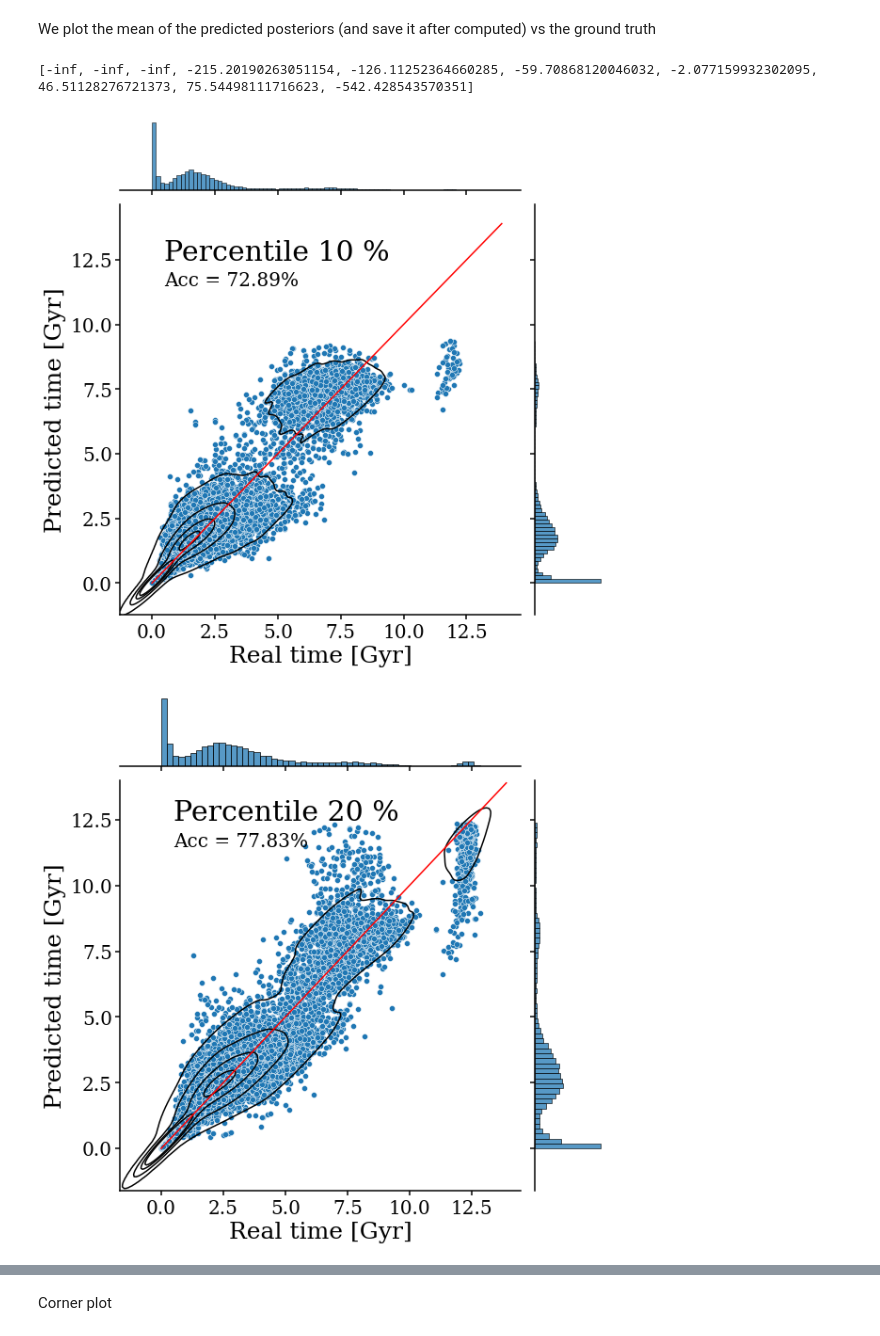
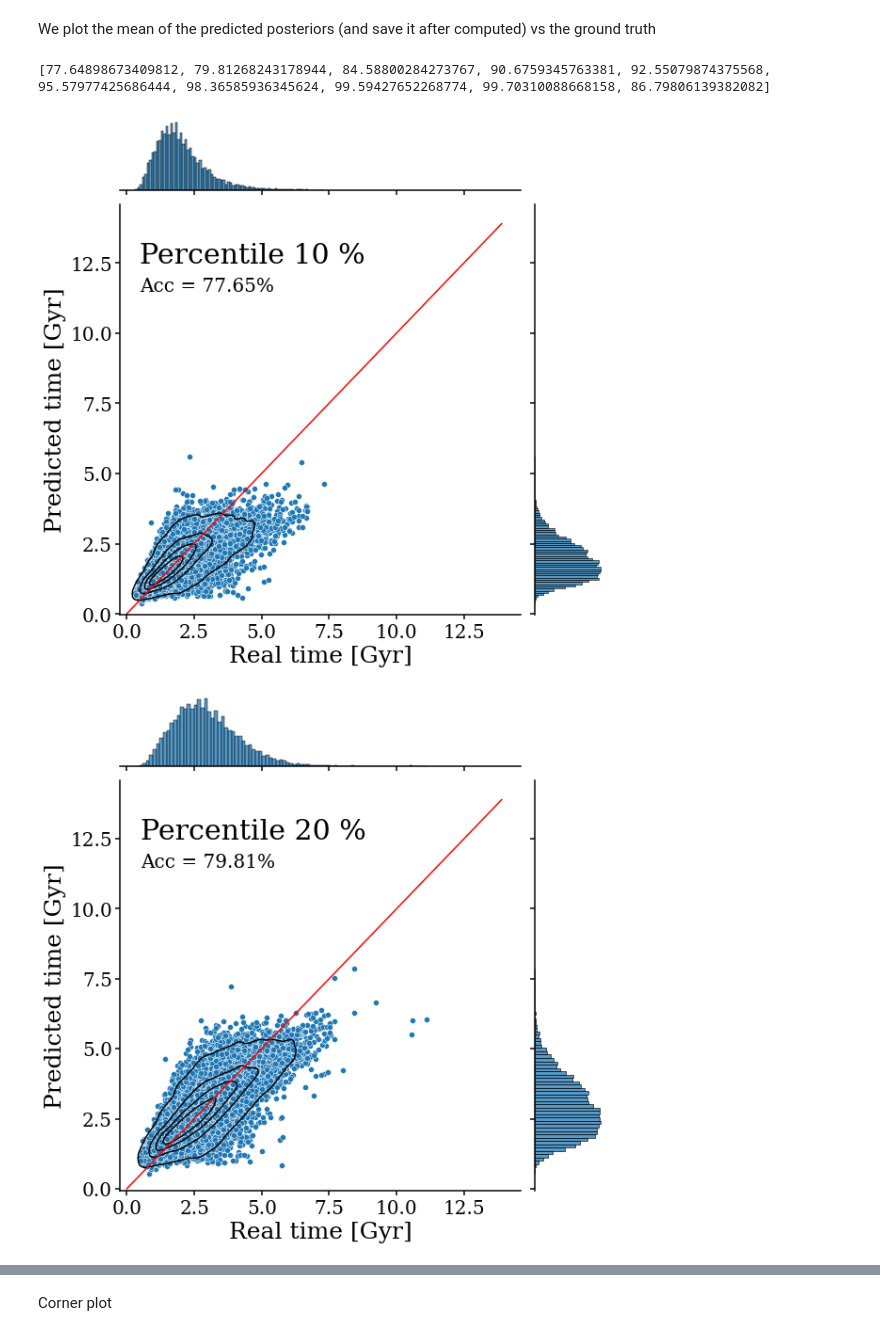
Before and after one commit to patriglesias/SBI_SFHs, a Jupyter notebook: observations_mass_quenched/posterior_estimation.ipynb, the cells around one changed output, grey strips where cells are left out. Cells and saved outputs as stored; diff of their text form; code cells hidden in the pictures.

```diff
--- a/observations_mass_quenched/posterior_estimation.ipynb
+++ b/observations_mass_quenched/posterior_estimation.ipynb
@@ -140,9 +148,8 @@ print(end-start, ' s')
 # %% [markdown]
 Save posterior or load it
 # %%
-file="./saved_models/my_posterior_2.pkl"
+file="./saved_models/my_posterior.pkl"
 
-"""
 with open(file, "wb") as handle:
     pickle.dump(qphi, handle)
 
@@ -151,3 +158,4 @@ handle.close()
 file = open(file, 'rb')
 qphi = pickle.load(file)
 file.close()
+"""
@@ -270,8 +280,8 @@ np.save('./saved_models/stds_2.npy',stds)
 #COMPUTE ACCURACY
 
 index_list=np.arange(135000,150000)
-means=np.load('./saved_models/means_2.npy')
-stds=np.load('./saved_models/stds_2.npy')
+means=np.load('./saved_models/means.npy')
+stds=np.load('./saved_models/stds.npy')
 
 accuracy=[]
 for i in range(10):
@@ -283,11 +293,11 @@ for i in range(10):
 
 print(accuracy)
 # %% [output]
-[-inf, -inf, -inf, -215.20190263051154, -126.11252364660285, -59.70868120046032, -2.077159932302095, 46.51128276721373, 75.54498111716623, -542.428543570351]
+[77.64898673409812, 79.81268243178944, 84.58800284273767, 90.6759345763381, 92.55079874375568, 95.57977425686444, 98.36585936345624, 99.59427652268774, 99.70310088668158, 86.79806139382082]
 # %%
 index_list=np.arange(135000,150000)
-means=np.load('./saved_models/means_2.npy') #change if needed
-stds=np.load('./saved_models/stds_2.npy')
+means=np.load('./saved_models/means.npy') #change if needed
+stds=np.load('./saved_models/stds.npy')
 
 mpl.rcParams['xtick.labelsize'] = 20
 mpl.rcParams['ytick.labelsize'] = 20
@@ -303,32 +313,32 @@ for i in range(10):  #[0,4,8,9]
         g=sns.jointplot(x=p, y=means[:,i],height=8,label='Test data',legend=False)#kind='reg')
         x=np.arange(0,14,0.1)
         kde=g.plot_joint(sns.kdeplot, color="k", zorder=1, levels=5,label='KDE')
         d=g.ax_joint.plot(x, x, '-r',label='y=x')
         #if i==0:
             #g.ax_joint.legend(*g.ax_joint.get_legend_handles_labels(),prop={'size': 20})._set_loc(4)
             #g.ax_joint.legend(['Test data','KDE','y=x'],prop={'size': 20})._set_loc(4)
             #plt.legend(*g.ax_joint.get_legend_handles_labels(),fontsize=20,loc='upper left')
             #plt.legend(['Test data','KDE','y=x'],fontsize=20)
         g.set_axis_labels('Real time [Gyr]','Predicted time [Gyr]',fontsize=25)
         g.ax_joint.set_xticks(np.arange(0,15,2.5))
         g.ax_joint.set_yticks(np.arange(0,15,2.5))
         g.ax_joint.text(0.5,12.5,'Percentile '+str((i+1)*10)+' %',fontsize=30)
         g.ax_joint.text(0.5,11.5,'Acc = '+str(np.around(accuracy[i],2))+'%',fontsize=20)
 
 
     elif i==9:
         g=sns.jointplot(x=p, y=means[:,i],height=8,label='Test',legend=False)#,kind='kde')
         kde=g.plot_joint(sns.kdeplot, color="k", zorder=1, levels=5, label='KDE')
         x=np.arange(-2.5,0.8,0.1)
         d=g.ax_joint.plot(x, x, '-r',label='y=x')
         g.set_axis_labels('Real',
         'Predicted',fontsize=25)
         g.ax_joint.set_xticks([-2.3,-1.7,-1.1,-0.5,0.1,0.7])
         g.ax_joint.set_yticks([-2.3,-1.7,-1.1,-0.5,0.1,0.7])
         g.ax_joint.text(-2.3,0.6,'Metallicity [M/H]',fontsize=30)
         g.ax_joint.text(-2.3,0.3, 'Acc = '+str(np.around(accuracy[i],2))+'%',fontsize=20)
     #g.savefig('sns_mean_true_kde_6_'+str(i)+'.jpg')
     plt.show()
 # %% [output]
-[figure, old version]
+[figure, new version]
-[figure, old version]
+[figure, new version]
```
Also changed, not shown: parts of 6 cells of this notebook, 8 other files.
